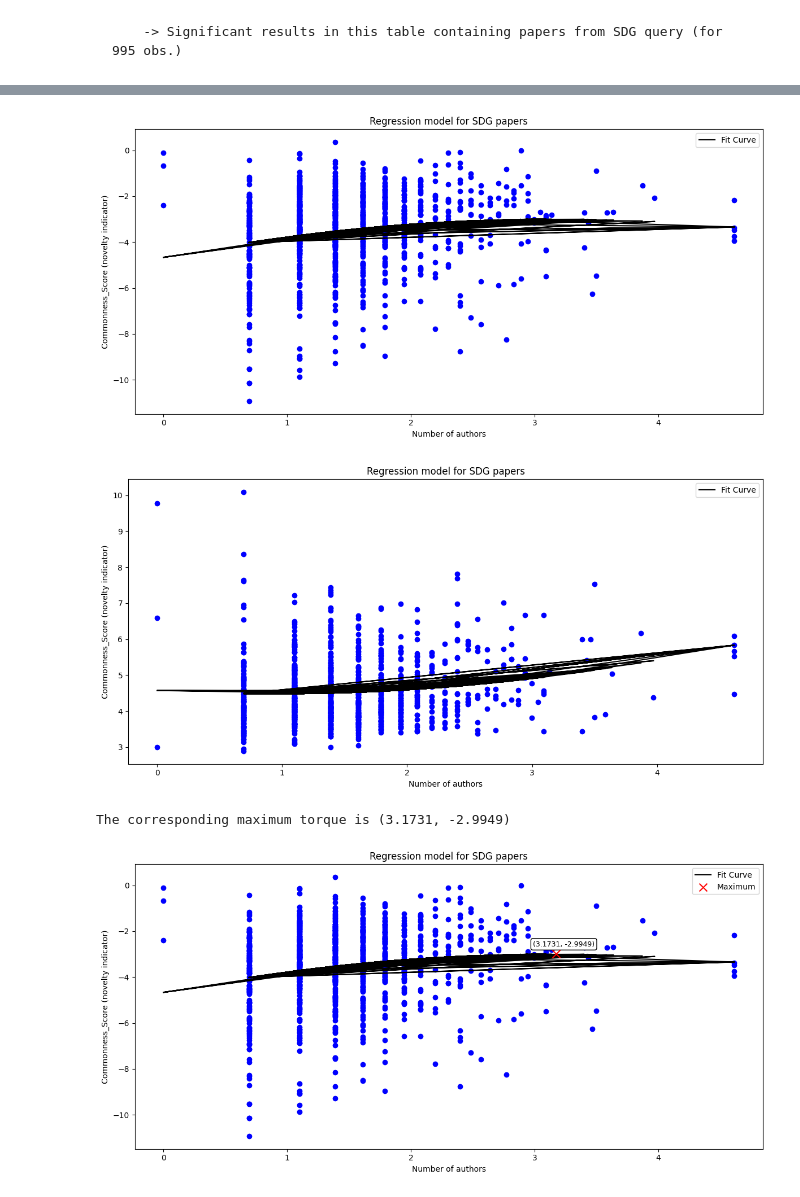
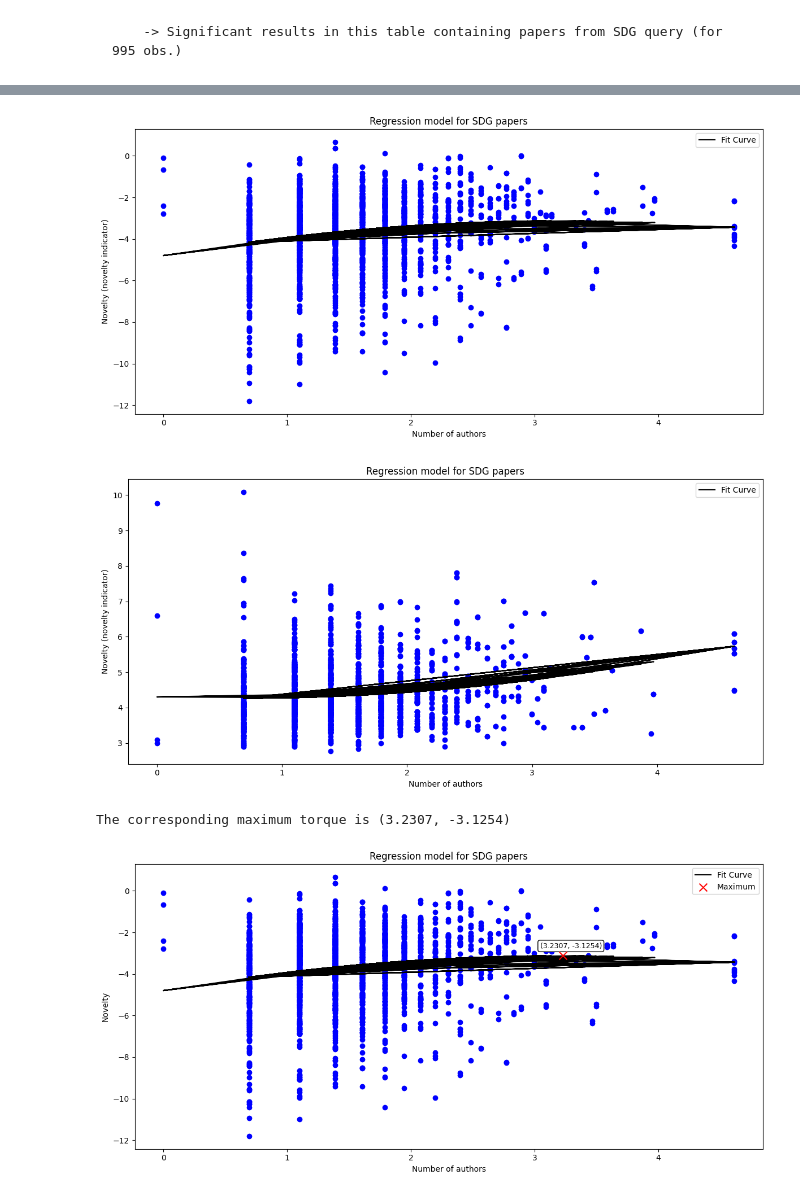
Before and after one commit to valentinb67/Master-s-thesis-2-A-scientometric-approach-to-determine-the-effect-of-group-size-on-novelty, a Jupyter notebook: Basic stats.ipynb, the cells around one changed output, grey strips where cells are left out. Saved outputs shown, nothing was run; the diff lists cells and outputs as text; code cells hidden in the pictures.

```diff
--- a/Basic stats.ipynb
+++ b/Basic stats.ipynb
@@ -32,6 +32,10 @@ DF_SDG['log_num_authors_squared_SDG'] = DF_SDG['log_num_authors_SDG']**2
 #Metric of citation
 DF['log_num_citations'] = np.log(DF['num_citations'] + 1)
 DF_SDG['log_num_citations_SDG'] = np.log(DF_SDG['num_citations'] + 1)
+# %%
+DF_SDG2['log_num_citations_SDG'] = np.log(DF_SDG2['num_citations'] + 1)
+DF_SDG = pd.concat([DF_SDG, DF_SDG2], ignore_index=True)
+DF_SDG = DF_SDG.drop_duplicates()
 # %% [markdown]
 **Descriptive statistics:**
 # %%
@@ -159,10 +194,10 @@ plt.show()
 # %%
-Y_DF_nov = DF['Commonness_Score']
+Y_DF_nov = DF['Novelty']
 Y_DF_cit = DF['log_num_citations']
 X_DF = DF[['log_num_authors','log_num_authors_squared']]
 X_DF = sm.add_constant(X_DF)
 
-Y_SDG_nov = DF_SDG['Commonness_Score']
+Y_SDG_nov = DF_SDG['Novelty']
 Y_SDG_cit = DF_SDG['log_num_citations_SDG']
 X_SDG = DF_SDG[['log_num_authors_SDG','log_num_authors_squared_SDG']]
 X_SDG = sm.add_constant(X_SDG)
@@ -176,7 +211,7 @@ DF['predicted_DF_cit'] = model_DF_cit.predict(X_DF)
 model_SDG_nov = sm.OLS(Y_SDG_nov, X_SDG).fit(cov_type='HC3')
 DF_SDG['predicted_SDG_nov'] = model_SDG_nov.predict(X_SDG)
 
-model_SDG_cit = sm.OLS(Y_SDG, X_SDG).fit(cov_type='HC3')
+model_SDG_cit = sm.OLS(Y_SDG_cit, X_SDG).fit(cov_type='HC3')
 DF_SDG['predicted_SDG_cit'] = model_SDG_cit.predict(X_SDG)
 # %%
 model_DF_nov.summary()
@@ -306,17 +341,17 @@ plt.legend()
 #SDG_nov
 plt.figure(figsize=(12, 6))
 
-plt.scatter(DF_SDG['log_num_authors_SDG'], DF_SDG['Commonness_Score'], color='blue')
+plt.scatter(DF_SDG['log_num_authors_SDG'], DF_SDG['Novelty'], color='blue')
 plt.plot(DF_SDG['log_num_authors_SDG'], DF_SDG['predicted_SDG_nov'], color='black', label='Fit Curve')
 plt.xlabel("Number of authors")
-plt.ylabel('Commonness_Score (novelty indicator)')
+plt.ylabel('Novelty (novelty indicator)')
 plt.title('Regression model for SDG papers')
 plt.legend()
 
 plt.tight_layout()
 plt.show()
 # %% [output]
-[figure, old version]
+[figure, new version]
 # %%
 #SDG_cit
 plt.figure(figsize=(12, 6))
@@ -324,50 +359,50 @@ plt.figure(figsize=(12, 6))
 plt.scatter(DF_SDG['log_num_authors_SDG'], DF_SDG['log_num_citations_SDG'], color='blue')
 plt.plot(DF_SDG['log_num_authors_SDG'], DF_SDG['predicted_SDG_cit'], color='black', label='Fit Curve')
 plt.xlabel("Number of authors")
-plt.ylabel('Commonness_Score (novelty indicator)')
+plt.ylabel('Novelty (novelty indicator)')
 plt.title('Regression model for SDG papers')
 plt.legend()
 
 plt.tight_layout()
 plt.show()
 # %% [output]
-[figure, old version]
+[figure, new version]
 # %%
-#Calculate the pairing that maximizes the commonness_score function, number of authors
+#Calculate the pairing that maximizes the Novelty function, number of authors
 b0 = model_SDG_nov.params['const']
 b1 = model_SDG_nov.params['log_num_authors_SDG']
 b2 = model_SDG_nov.params['log_num_authors_squared_SDG']
 
 log_num_authors_SDG_max = b1 / (-2 * b2)
 
-commonness_score_max = b0 + b1 * log_num_authors_SDG_max + b2 * log_num_authors_SDG_max**2
+Novelty_max = b0 + b1 * log_num_authors_SDG_max + b2 * log_num_authors_SDG_max**2
 
-print(f'The corresponding maximum torque is ({log_num_authors_SDG_max:.4f}, {commonness_score_max:.4f})')
+print(f'The corresponding maximum torque is ({log_num_authors_SDG_max:.4f}, {Novelty_max:.4f})')
 # %% [output]
-The corresponding maximum torque is (3.1731, -2.9949)
+The corresponding maximum torque is (3.2307, -3.1254)
 # %%
-#Ploting to show polynomial relation between Commonness_Score (Nolvty) and number of authors (observations, fit curve and maximum)
+#Ploting to show polynomial relation between Novelty and number of authors (observations, fit curve and maximum)
 plt.figure(figsize=(12, 6))
 
-plt.scatter(DF_SDG['log_num_authors_SDG'], DF_SDG['Commonness_Score'], color='blue')
+plt.scatter(DF_SDG['log_num_authors_SDG'], DF_SDG['Novelty'], color='blue')
 plt.plot(DF_SDG['log_num_authors_SDG'], DF_SDG['predicted_SDG_nov'], color='black', label='Fit Curve')
-plt.scatter(log_num_authors_SDG_max, commonness_score_max, color='red', s=100, marker='x', zorder=5, label='Maximum')
+plt.scatter(log_num_authors_SDG_max, Novelty_max, color='red', s=100, marker='x', zorder=5, label='Maximum')
 
-plt.annotate(f'({log_num_authors_SDG_max:.4f}, {commonness_score_max:.4f})',
-             (log_num_authors_SDG_max, commonness_score_max),
+plt.annotate(f'({log_num_authors_SDG_max:.4f}, {Novelty_max:.4f})',
+             (log_num_authors_SDG_max, Novelty_max),
              textcoords="offset points",
              xytext=(10,10),
              ha='center',
              fontsize=9,
              color='black',
              bbox=dict(boxstyle="round,pad=0.3", edgecolor="black", facecolor="white"))
 
 plt.xlabel("Number of authors")
-plt.ylabel('Commonness_Score (novelty indicator)')
+plt.ylabel('Novelty')
 plt.title('Regression model for SDG papers')
 plt.legend()
 
 plt.tight_layout()
 plt.show()
 # %% [output]
-[figure, old version]
+[figure, new version]
```
Also changed, not shown: parts of 27 cells of this notebook, 5 other files.
